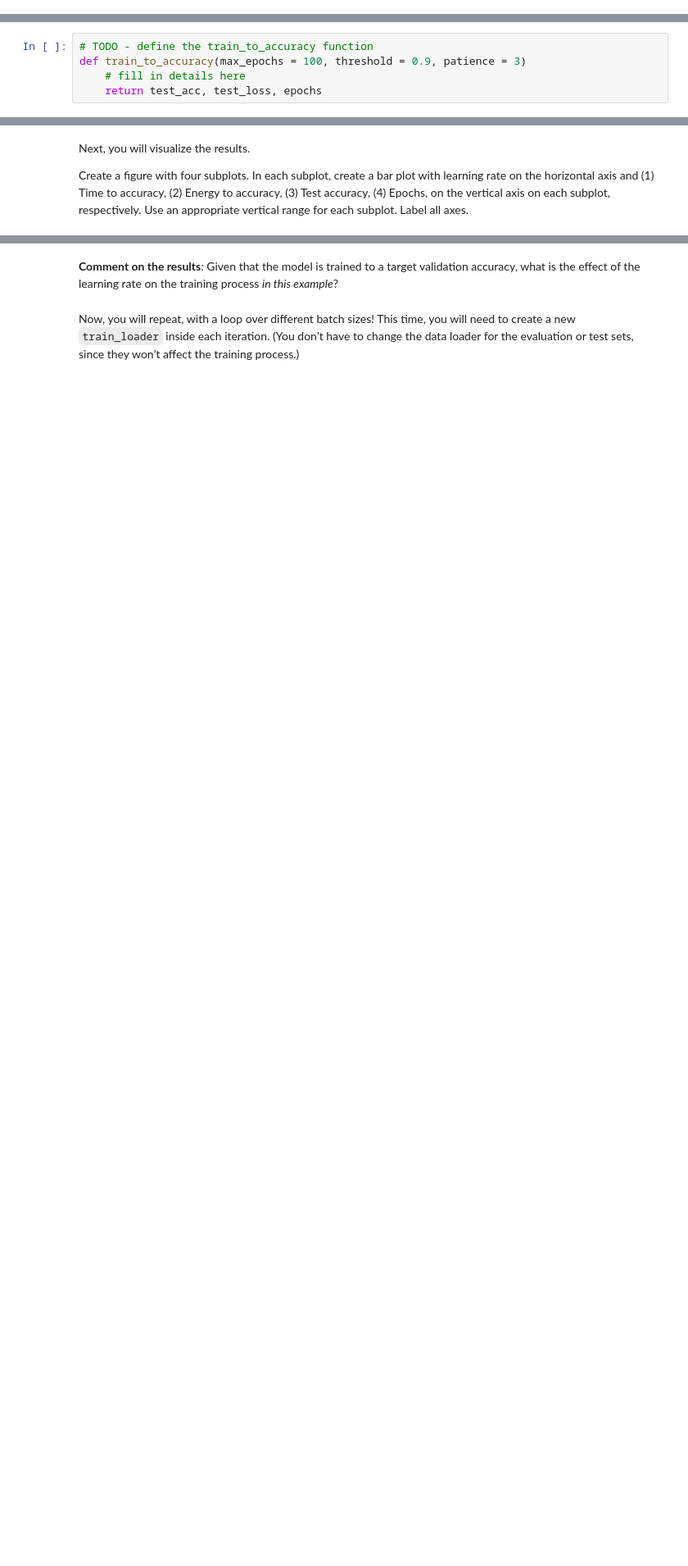
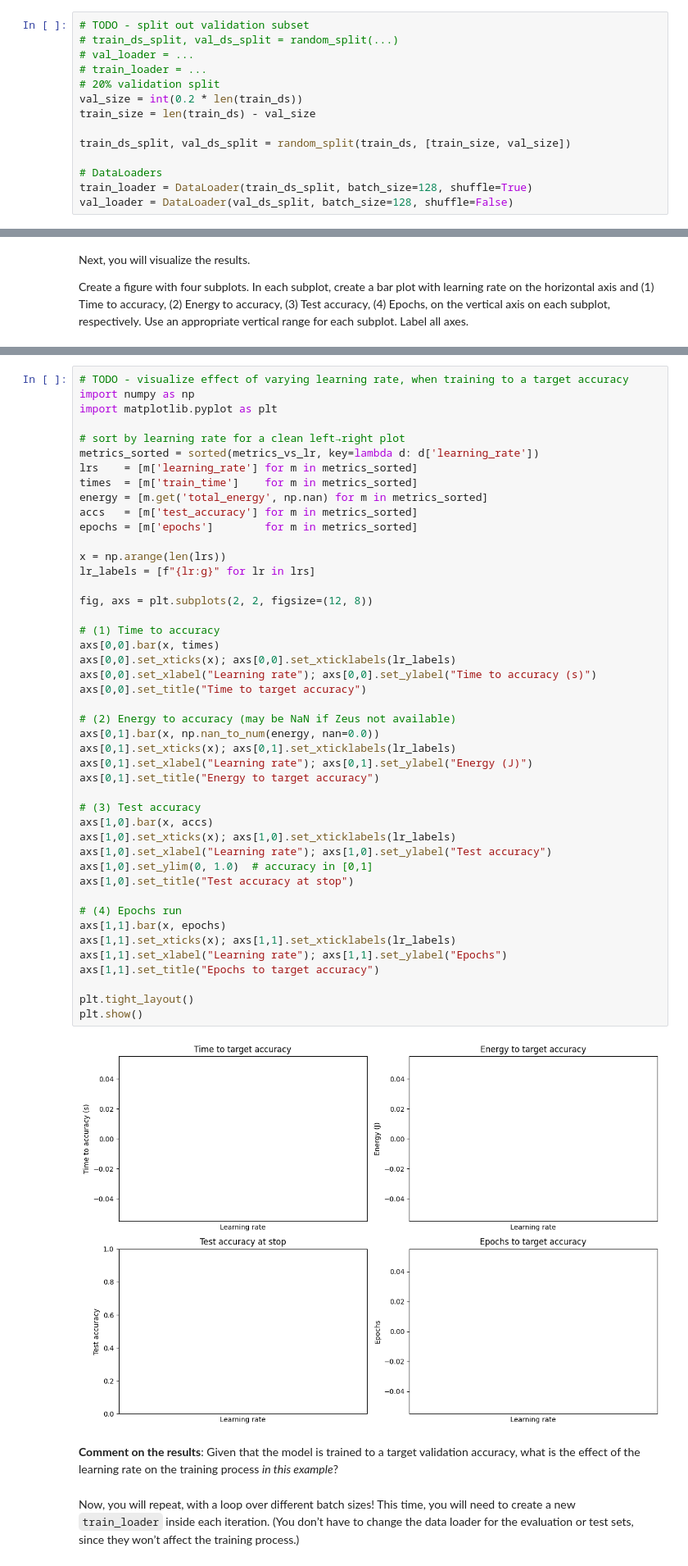
Before and after one commit to Aku2611/100xDevs-cohort, a Jupyter notebook: notebooks/8-lab-neural-net-music-classification-torch.ipynb, the cells around one changed output, grey strips where cells are left out. Shown at 82% size. Drawn from its saved outputs; the diff is of its cells as text; blank space fills up the shorter version.

```diff
--- a/notebooks/8-lab-neural-net-music-classification-torch.ipynb
+++ b/notebooks/8-lab-neural-net-music-classification-torch.ipynb
@@ -330,3 +552,17 @@ Then, create a new `train_loader` and a `val_loader` data loader. Use a batch si
+# %%
+# TODO - split out validation subset
+# train_ds_split, val_ds_split = random_split(...)
+# val_loader = ...
+# train_loader = ...
+# 20% validation split
+val_size = int(0.2 * len(train_ds))
+train_size = len(train_ds) - val_size
+
+train_ds_split, val_ds_split = random_split(train_ds, [train_size, val_size])
+
+# DataLoaders
+train_loader = DataLoader(train_ds_split, batch_size=128, shuffle=True)
+val_loader = DataLoader(val_ds_split, batch_size=128, shuffle=False)
 # %% [markdown]
 Now, we can train to a specified accuracy!
 
@@ -337,8 +573,3 @@ Now, we can train to a specified accuracy!
 -   The default values of `max_epochs`, `threshold`, and `patience` are given below, but other values may be passed as arguments at runtime.
 
 Fill in the implementation below. You only need to return the final test data statistics - you don’t need to save these per epoch. You will also return the number of training epochs required to reach the desired accuracy.
-# %%
-# TODO - define the train_to_accuracy function
-def train_to_accuracy(max_epochs = 100, threshold = 0.9, patience = 3)
-    # fill in details here
-    return test_acc, test_loss, epochs
@@ -410,3 +738,50 @@ Create a figure with four subplots. In each subplot, create a bar plot with lear
+# %%
+# TODO - visualize effect of varying learning rate, when training to a target accuracy
+import numpy as np
+import matplotlib.pyplot as plt
+
+# sort by learning rate for a clean left→right plot
+metrics_sorted = sorted(metrics_vs_lr, key=lambda d: d['learning_rate'])
+lrs    = [m['learning_rate'] for m in metrics_sorted]
+times  = [m['train_time']    for m in metrics_sorted]
+energy = [m.get('total_energy', np.nan) for m in metrics_sorted]
+accs   = [m['test_accuracy'] for m in metrics_sorted]
+epochs = [m['epochs']        for m in metrics_sorted]
+
+x = np.arange(len(lrs))
+lr_labels = [f"{lr:g}" for lr in lrs]
+
+fig, axs = plt.subplots(2, 2, figsize=(12, 8))
+
+# (1) Time to accuracy
+axs[0,0].bar(x, times)
+axs[0,0].set_xticks(x); axs[0,0].set_xticklabels(lr_labels)
+axs[0,0].set_xlabel("Learning rate"); axs[0,0].set_ylabel("Time to accuracy (s)")
+axs[0,0].set_title("Time to target accuracy")
+
+# (2) Energy to accuracy (may be NaN if Zeus not available)
+axs[0,1].bar(x, np.nan_to_num(energy, nan=0.0))
+axs[0,1].set_xticks(x); axs[0,1].set_xticklabels(lr_labels)
+axs[0,1].set_xlabel("Learning rate"); axs[0,1].set_ylabel("Energy (J)")
+axs[0,1].set_title("Energy to target accuracy")
+
+# (3) Test accuracy
+axs[1,0].bar(x, accs)
+axs[1,0].set_xticks(x); axs[1,0].set_xticklabels(lr_labels)
+axs[1,0].set_xlabel("Learning rate"); axs[1,0].set_ylabel("Test accuracy")
+axs[1,0].set_ylim(0, 1.0)  # accuracy in [0,1]
+axs[1,0].set_title("Test accuracy at stop")
+
+# (4) Epochs run
+axs[1,1].bar(x, epochs)
+axs[1,1].set_xticks(x); axs[1,1].set_xticklabels(lr_labels)
+axs[1,1].set_xlabel("Learning rate"); axs[1,1].set_ylabel("Epochs")
+axs[1,1].set_title("Epochs to target accuracy")
+
+plt.tight_layout()
+plt.show()
+# %% [output]
+[figure, added]
 # %% [markdown]
 **Comment on the results**: Given that the model is trained to a target validation accuracy, what is the effect of the learning rate on the training process *in this example*?
 # %% [markdown]
```
Also changed, not shown: parts of 42 cells of this notebook.
